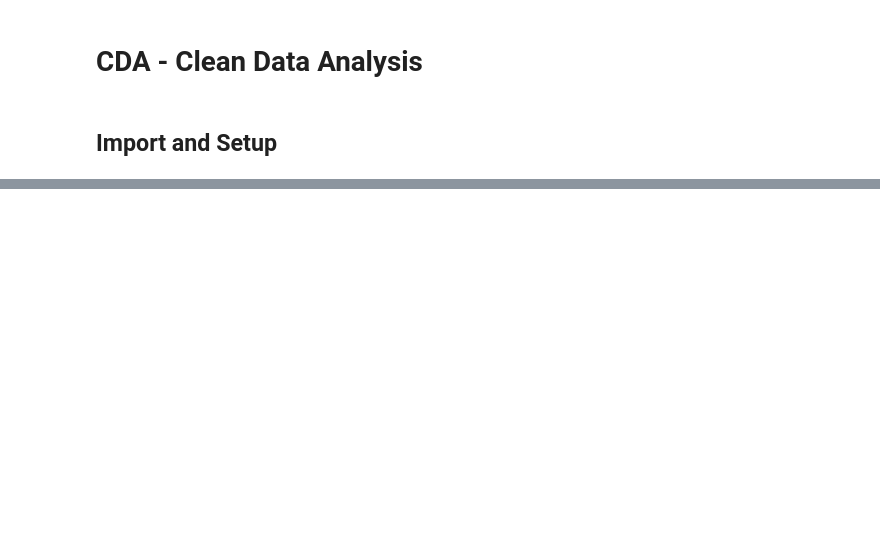
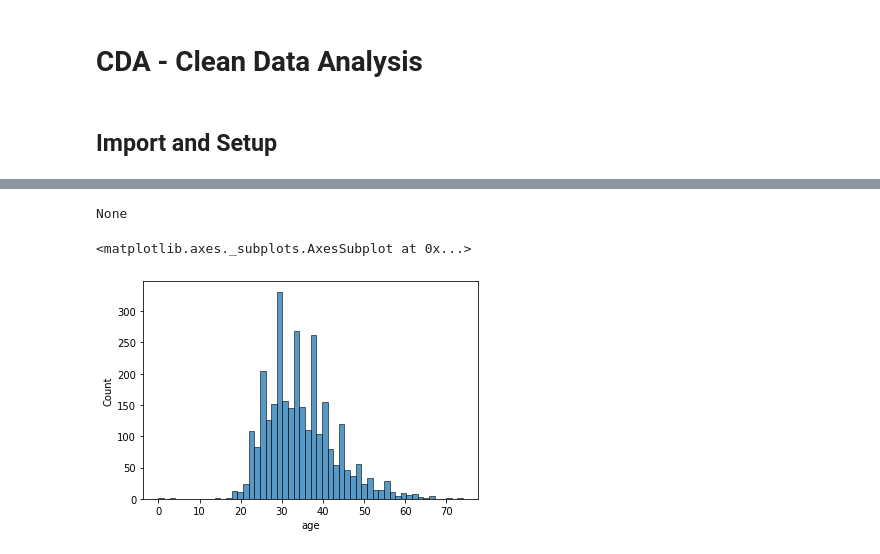
Before and after one commit to jaceybronte/compsci216-project, a Jupyter notebook: CDA.ipynb, the cells around one changed output, grey strips where cells are left out. Saved outputs shown, nothing was run; the diff lists cells and outputs as text; code cells hidden in the pictures; blank space fills up the shorter version.

```diff
--- a/CDA.ipynb
+++ b/CDA.ipynb
@@ -31,0 +65,8 @@ cd
+# %%
+print(cd['age'].where(cd['age'] <= 80, np.nan, inplace=True))
+#cd['age'] = cd['age'].where(cd['age'] <= 80, np.nan, inplace=True)
+sns.histplot(x = 'age', data = cd)
+# %% [output]
+None
+<matplotlib.axes._subplots.AxesSubplot at 0x...>
+[figure, added]
```
Also changed, not shown: parts of 6 cells of this notebook.
